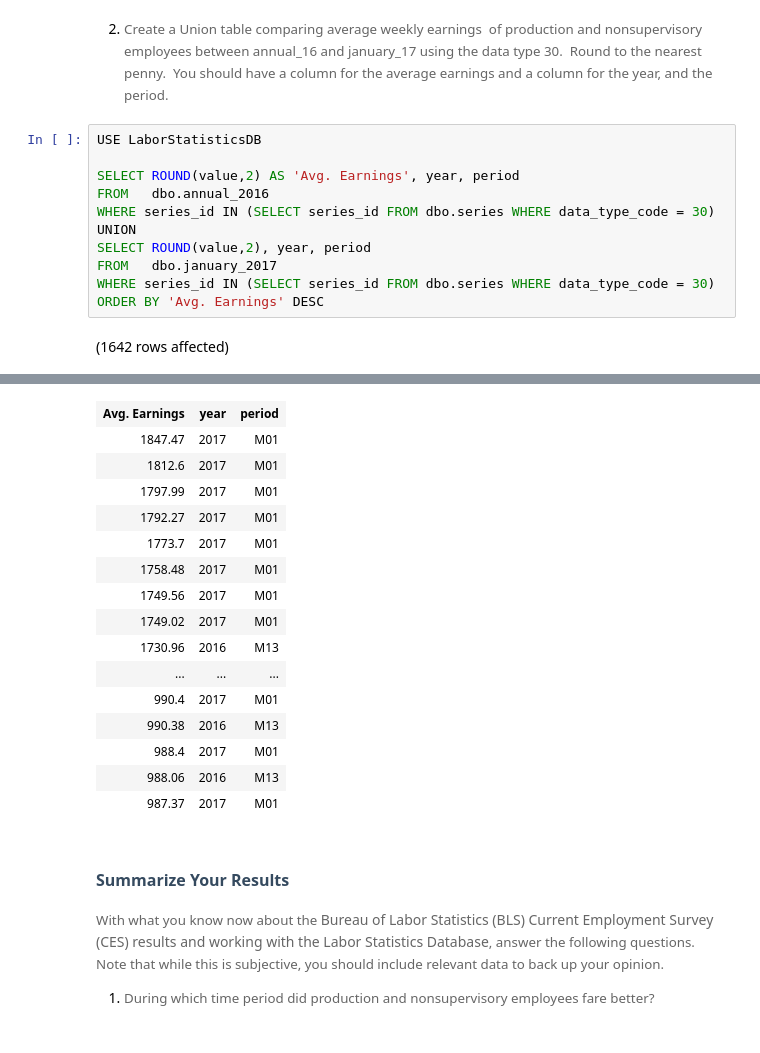
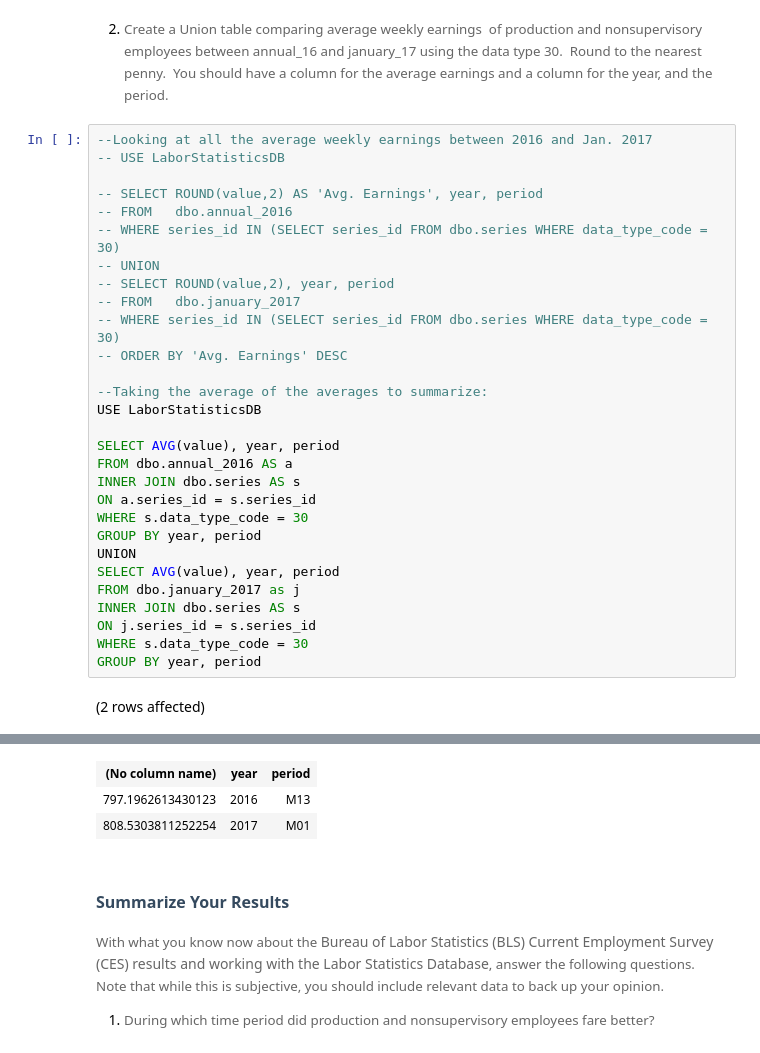
Before and after one commit to sclarksienki/Assignment3_9to5, a Jupyter notebook: 9to5.ipynb, the cells around one changed output, grey strips where cells are left out. Drawn from its saved outputs; the diff is of its cells as text.

```diff
--- a/9to5.ipynb
+++ b/9to5.ipynb
@@ -417,15 +417,33 @@ Total execution time: 00:00:00.290
 # %% [markdown]
 2. <span style="background-color: rgb(255, 255, 255); font-size: 10pt; white-space: pre-wrap; color: rgb(102, 102, 102); font-family: Arvo, serif;">Create a Union table comparing average weekly earnings&nbsp; of production and nonsupervisory employees between annual_16 and january_17 using the data type 30.&nbsp; Round to the nearest penny.&nbsp; You should have a column for the average earnings and a column for the year, and the period.</span>
 # %%
+--Looking at all the average weekly earnings between 2016 and Jan. 2017
+-- USE LaborStatisticsDB
+
+-- SELECT ROUND(value,2) AS 'Avg. Earnings', year, period
+-- FROM   dbo.annual_2016
+-- WHERE series_id IN (SELECT series_id FROM dbo.series WHERE data_type_code = 30)
+-- UNION
+-- SELECT ROUND(value,2), year, period
+-- FROM   dbo.january_2017
+-- WHERE series_id IN (SELECT series_id FROM dbo.series WHERE data_type_code = 30)
+-- ORDER BY 'Avg. Earnings' DESC
+
+--Taking the average of the averages to summarize:
 USE LaborStatisticsDB
 
-SELECT ROUND(value,2) AS 'Avg. Earnings', year, period
-FROM   dbo.annual_2016
-WHERE series_id IN (SELECT series_id FROM dbo.series WHERE data_type_code = 30)
+SELECT AVG(value), year, period
+FROM dbo.annual_2016 AS a
+INNER JOIN dbo.series AS s
+ON a.series_id = s.series_id
+WHERE s.data_type_code = 30
+GROUP BY year, period
 UNION
-SELECT ROUND(value,2), year, period
-FROM   dbo.january_2017
-WHERE series_id IN (SELECT series_id FROM dbo.series WHERE data_type_code = 30)
-ORDER BY 'Avg. Earnings' DESC
+SELECT AVG(value), year, period
+FROM dbo.january_2017 as j
+INNER JOIN dbo.series AS s
+ON j.series_id = s.series_id
+WHERE s.data_type_code = 30
+GROUP BY year, period
 # %% [output]
-(1642 rows affected)
+(2 rows affected)
@@ -433,19 +451,6 @@ Total execution time: 00:00:00.230
-| Avg. Earnings | year | period |
-| 1847.47 | 2017 | M01 |
-| 1812.6 | 2017 | M01 |
-| 1797.99 | 2017 | M01 |
-| 1792.27 | 2017 | M01 |
-| 1773.7 | 2017 | M01 |
-| 1758.48 | 2017 | M01 |
-| 1749.56 | 2017 | M01 |
-| 1749.02 | 2017 | M01 |
-| 1730.96 | 2016 | M13 |
-| ... | ... | ... |
-| 990.4 | 2017 | M01 |
-| 990.38 | 2016 | M13 |
-| 988.4 | 2017 | M01 |
-| 988.06 | 2016 | M13 |
-| 987.37 | 2017 | M01 |
+| (No column name) | year | period |
+| 797.1962613430123 | 2016 | M13 |
+| 808.5303811252254 | 2017 | M01 |
 # %% [markdown]
 ## <span style="font-size:12pt;font-family:Montserrat, sans-serif;color:rgb(53, 74, 95);background-color:rgb(255, 255, 255);font-weight:700;vertical-align:baseline;white-space:pre-wrap;">Summarize Your Results</span>
 
```
Also changed, not shown: parts of 1 cell of this notebook.
